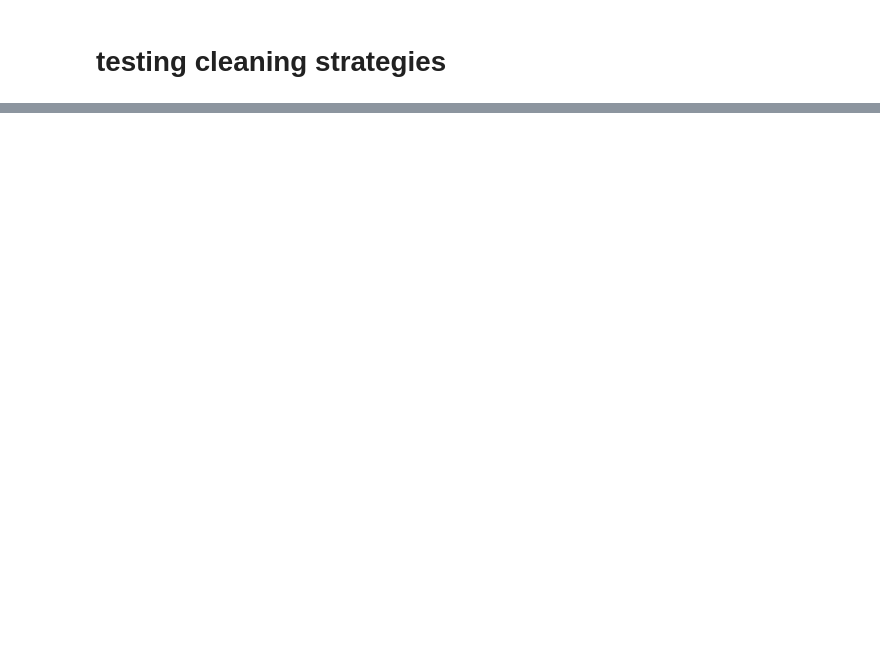
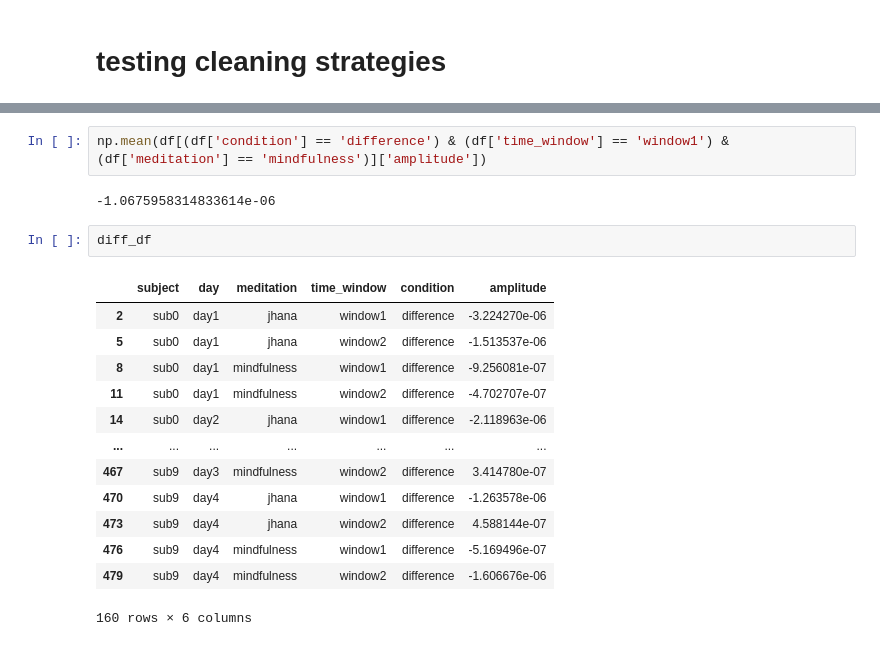
Before and after one commit to jonasmago/jhana_eeg, a Jupyter notebook: notebooks/evoked responses/mmn_results.ipynb, the cells around one changed output, grey strips where cells are left out. Cells and saved outputs as stored; diff of their text form; blank space fills up the shorter version.

```diff
--- a/notebooks/evoked responses/mmn_results.ipynb
+++ b/notebooks/evoked responses/mmn_results.ipynb
@@ -430,0 +211,20 @@ paired t-test result: t = 1.1541395197025113, p = 0.25626307611757293
+# %%
+np.mean(df[(df['condition'] == 'difference') & (df['time_window'] == 'window1') & (df['meditation'] == 'mindfulness')]['amplitude'])
+# %% [output]
+-1.0675958314833614e-06
+# %%
+diff_df
+# %% [output]
+|  | subject | day | meditation | time_window | condition | amplitude |
+| 2 | sub0 | day1 | jhana | window1 | difference | -3.224270e-06 |
+| 5 | sub0 | day1 | jhana | window2 | difference | -1.513537e-06 |
+| 8 | sub0 | day1 | mindfulness | window1 | difference | -9.256081e-07 |
+| 11 | sub0 | day1 | mindfulness | window2 | difference | -4.702707e-07 |
+| 14 | sub0 | day2 | jhana | window1 | difference | -2.118963e-06 |
+| ... | ... | ... | ... | ... | ... | ... |
+| 467 | sub9 | day3 | mindfulness | window2 | difference | 3.414780e-07 |
+| 470 | sub9 | day4 | jhana | window1 | difference | -1.263578e-06 |
+| 473 | sub9 | day4 | jhana | window2 | difference | 4.588144e-07 |
+| 476 | sub9 | day4 | mindfulness | window1 | difference | -5.169496e-07 |
+| 479 | sub9 | day4 | mindfulness | window2 | difference | -1.606676e-06 |
+160 rows × 6 columns
```
Also changed, not shown: parts of 26 cells of this notebook, 6 other files.
